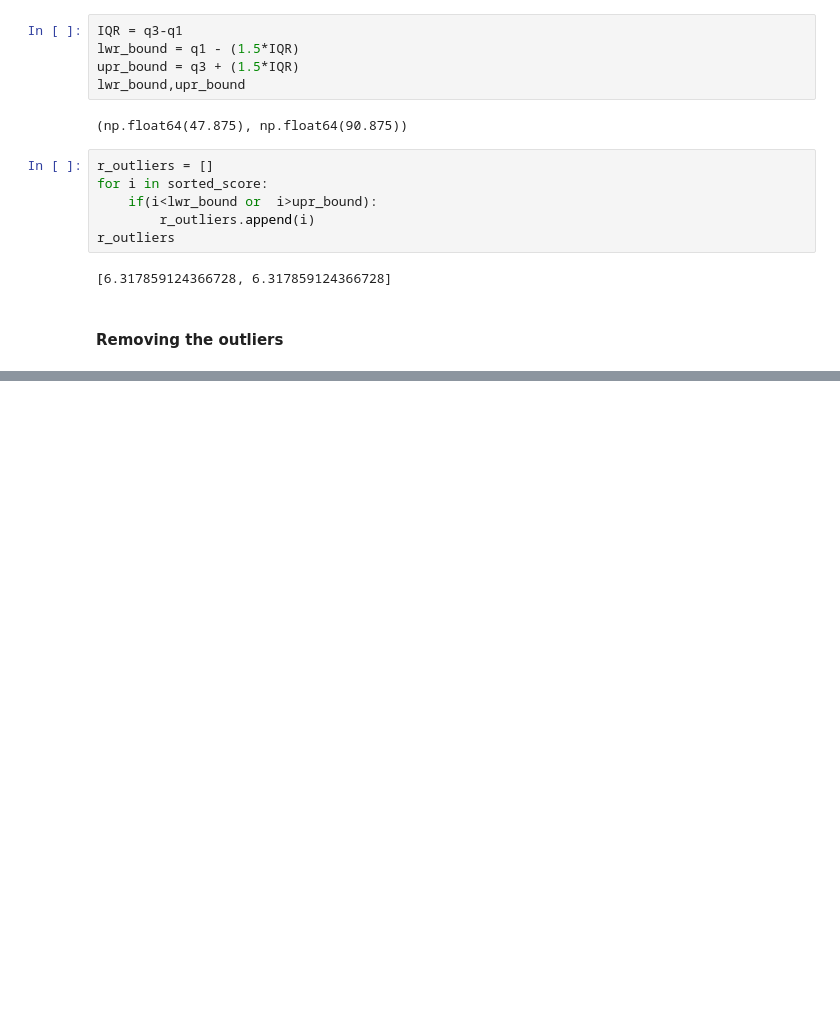
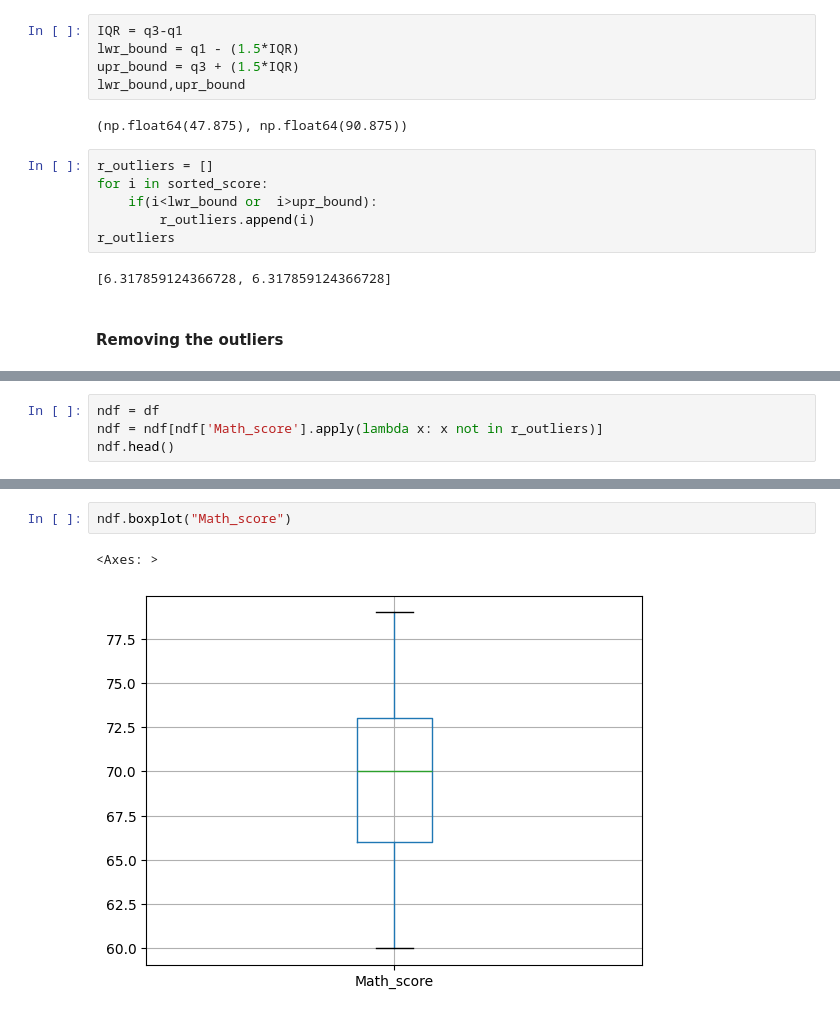
Before and after one commit to NishantK30/TE-labs, a Jupyter notebook: DSBDL/P2/DSBDL_P2.ipynb, the cells around one changed output, grey strips where cells are left out. Drawn from its saved outputs; the diff is of its cells as text; blank space fills up the shorter version.

```diff
--- a/DSBDL/P2/DSBDL_P2.ipynb
+++ b/DSBDL/P2/DSBDL_P2.ipynb
@@ -256,0 +249,4 @@ ndf.head()
+# %%
+ndf = df
+ndf = ndf[ndf['Math_score'].apply(lambda x: x not in r_outliers)]
+ndf.head()
@@ -256,0 +261,5 @@ ndf.head()
+# %%
+ndf.boxplot("Math_score")
+# %% [output]
+<Axes: >
+[figure, added]
```
Also changed, not shown: parts of 3 cells of this notebook, 2 other files.
